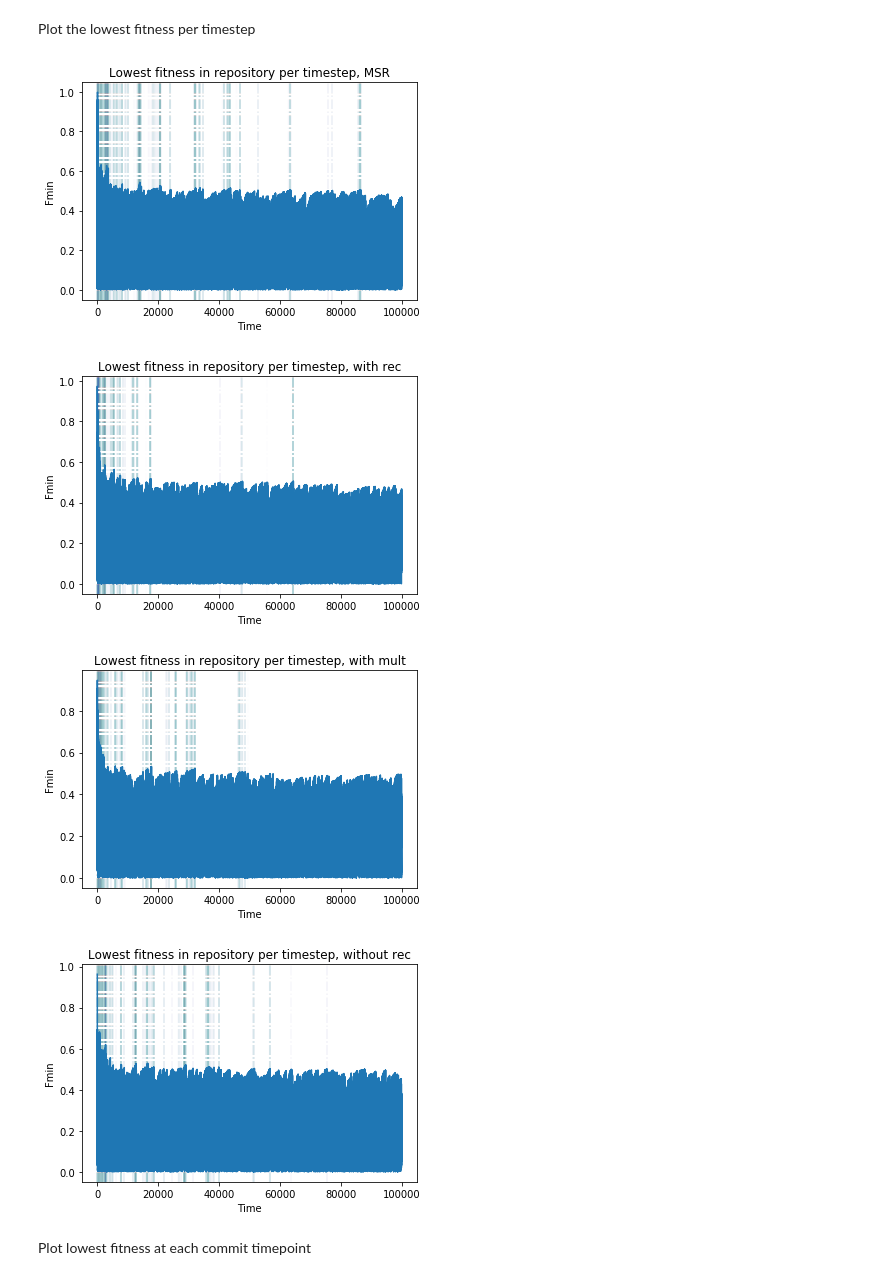
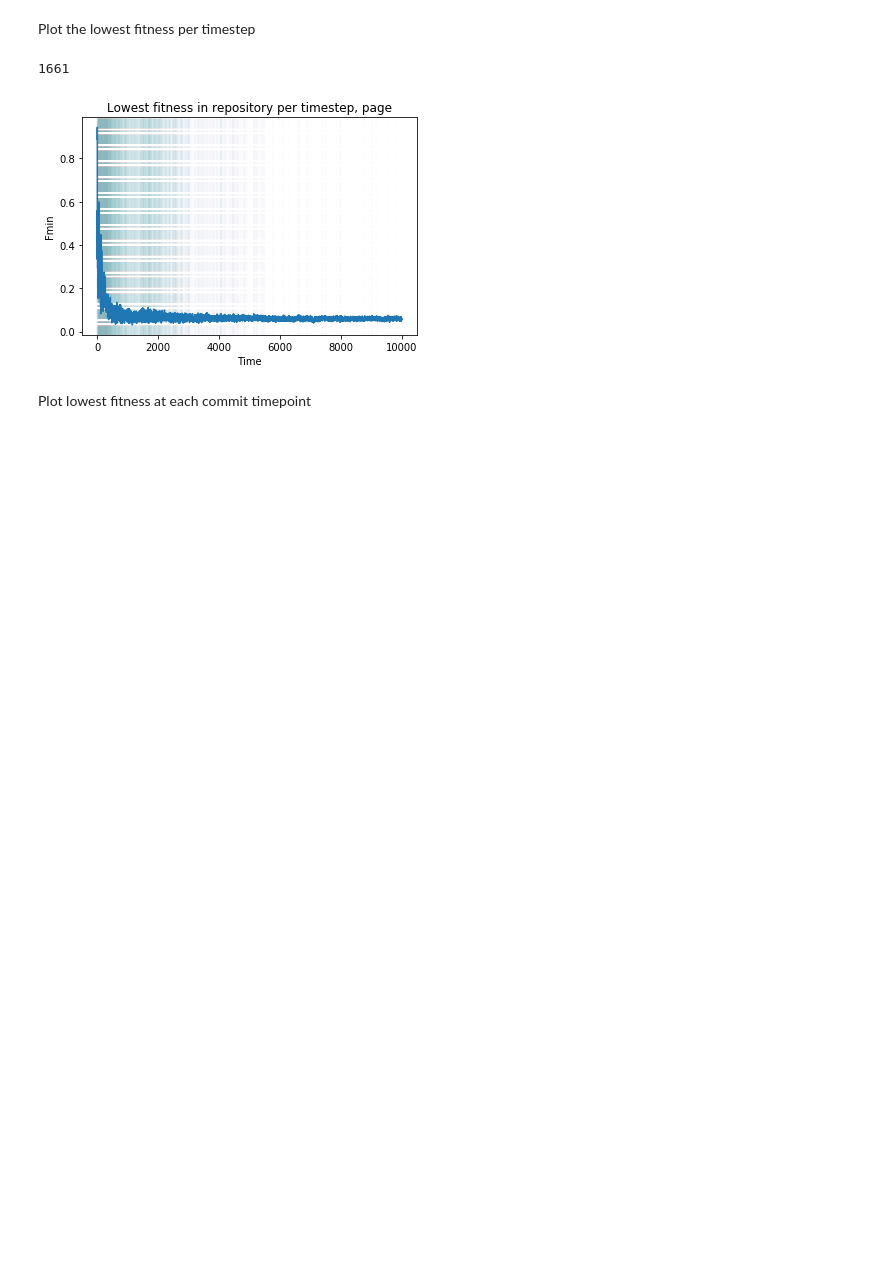
Before and after one commit to NatasjaWezel/Complex_Systems, a Jupyter notebook: Analysis/results_plots.ipynb, the cells around one changed output. Cells and saved outputs as stored; diff of their text form; code cells hidden in the pictures; blank space fills up the shorter version.

Commit message:
Start experimenting with new fitness method using page rank and amount of iines in method

```diff
--- a/Analysis/results_plots.ipynb
+++ b/Analysis/results_plots.ipynb
@@ -5,11 +5,11 @@ import numpy as np
 # %% [markdown]
 Read data
 # %%
-def find_commits(data, f0, at_final=False):
+def find_commits(data, f0, at_final=False, ftype='fmin'):
     """
     Returns a list with the timesteps where the fmin >= f0 and at the final timestep
     """
-    commits = [data['step'].iloc[i] for i in range(len(data)) if data['fmin'].iloc[i] >= f0]
+    commits = [data['step'].iloc[i] for i in range(len(data)) if data[ftype].iloc[i] >= f0]
     if at_final and commits[-1] != data['step'].iloc[-1]:
         commits += [data['step'].iloc[-1]]
     return commits
@@ -32,38 +34,42 @@ colors = {'with rec':'orange', 'without rec':'red', 'with mult':'green', 'MSR':'
 # filename = 'result_0_19_20_53_34_withrec.csv'
 # data = pd.read_csv('../model/results/'+filename)
 
-data_MSR = pd.read_csv('mrs_result__20_11_57_45.csv')
+# data_MSR = pd.read_csv('mrs_result__20_11_57_45.csv')
 data_with = pd.read_csv('result_rec0_20_11_39_55_withrec.csv')
 data_mult = pd.read_csv('result_0_19_20_53_34_withmult.csv')
+
+data_page = pd.read_csv('result_reproduce_fit1_its10000_time21_02_37_36.csv')
 
 data_without = pd.read_csv('result_0_19_21_16_10_withoutrec.csv')
 data_stats = pd.read_csv('result_0_19_21_42_44_addedstats.csv')
 
-datas = {'MSR':data_MSR, 'with rec':data_with, 'with mult':data_mult, 'without rec':data_without}
-colors = {'with rec':'orange', 'without rec':'red', 'with mult':'green', 'MSR':'blue'}
+datas = {'page': data_page}
+colors = {'page': 'red'}
+
+# datas = {'MSR':data_MSR, 'with rec':data_with, 'with mult':data_mult, 'without rec':data_without}
+# colors = {'with rec':'orange', 'without rec':'red', 'with mult':'green', 'MSR':'blue'}
 # %% [markdown]
 Plot the lowest fitness per timestep
 # %%
-def plot_fitness(data, name, f0=.5):
-    commits = find_commits(data, f0)
+def plot_fitness(data, name, f0=0.072):
+    commits = find_commits(data, f0, ftype='fmean')
     for commit in commits:
         plt.axvline(commit, alpha=.01, linestyle='-.')
-
-    plt.plot(data['fmin'])
+    print(len(commits))
+    plt.plot(data['fmean'])
     plt.title('Lowest fitness in repository per timestep, '+ name)
     plt.xlabel('Time')
     plt.ylabel('Fmin')
     plt.show()
 # %%
-plot_fitness(data_MSR, 'MSR')
-plot_fitness(data_with, 'with rec')
-plot_fitness(data_mult, 'with mult')
-plot_fitness(data_without, 'without rec')
+# plot_fitness(data_MSR, 'MSR')
+# plot_fitness(data_with, 'with rec')
+# plot_fitness(data_mult, 'with mult')
+# plot_fitness(data_without, 'without rec')
+plot_fitness(data_page, 'page')
 # %% [output]
+1661
-[figure, old version]
+[figure, new version]
-[figure, removed]
-[figure, removed]
-[figure, removed]
 # %% [markdown]
 Plot lowest fitness at each commit timepoint
 # %%
```
Also changed, not shown: parts of 10 cells of this notebook, 10 other files.
